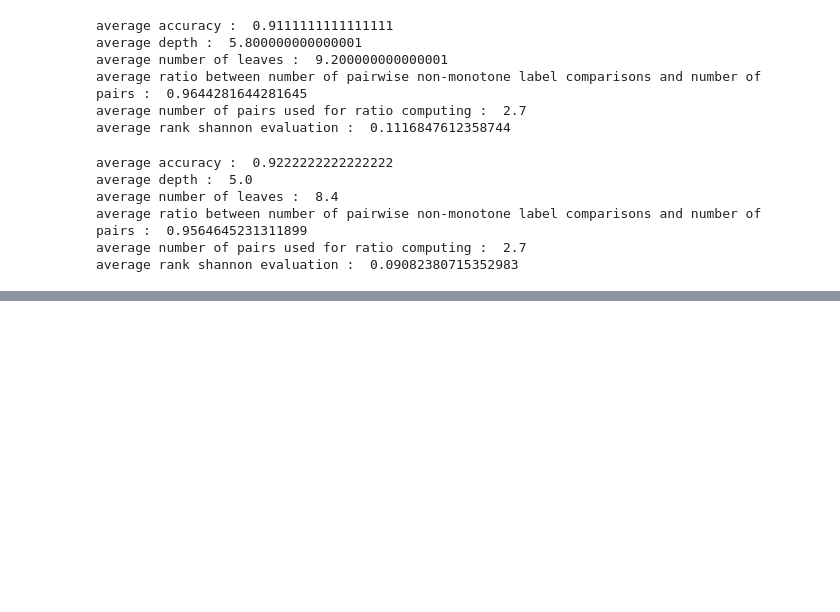
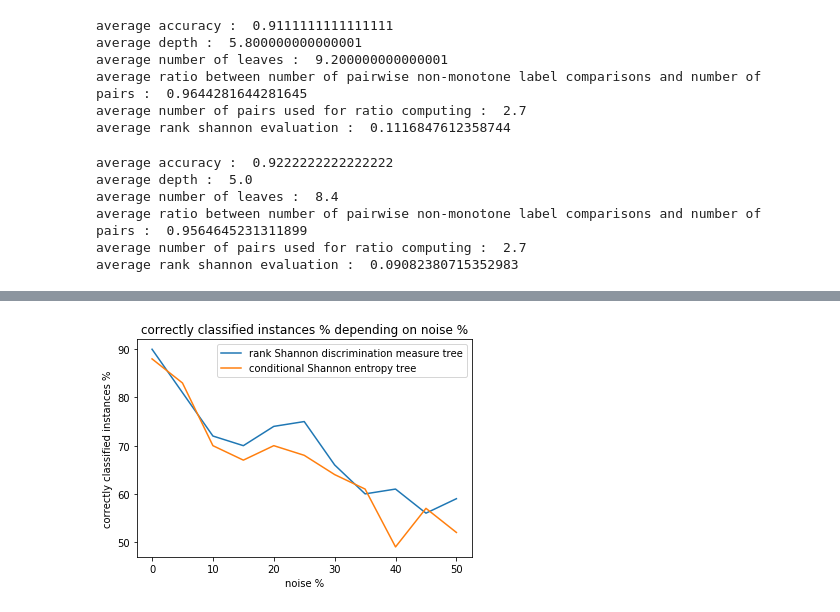
Before and after one commit to laudao/stage2018, a Jupyter notebook: code-experimentations/monotone_trees_partB.ipynb, the cells around one changed output, grey strips where cells are left out. Cells and saved outputs as stored; diff of their text form; code cells hidden in the pictures; blank space fills up the shorter version.

```diff
--- a/code-experimentations/monotone_trees_partB.ipynb
+++ b/code-experimentations/monotone_trees_partB.ipynb
@@ -653,0 +658,2 @@ tree.plot()
+# %%
+sets = get_ten_folds(dataset)
@@ -653,0 +871,12 @@ tree.plot()
+# %%
+x = np.arange(0, 55, 5)
+# %%
+plt.plot(x, np.array(y1) * 100, label="rank Shannon discrimination measure tree")
+plt.plot(x, np.array(y2) * 100, label="conditional Shannon entropy tree")
+plt.xlabel("noise %")
+plt.ylabel("correctly classified instances %")
+plt.title("correctly classified instances % depending on noise %")
+plt.legend()
+plt.show()
+# %% [output]
+[figure, added]
```
Also changed, not shown: parts of 8 cells of this notebook, 1 other file.
